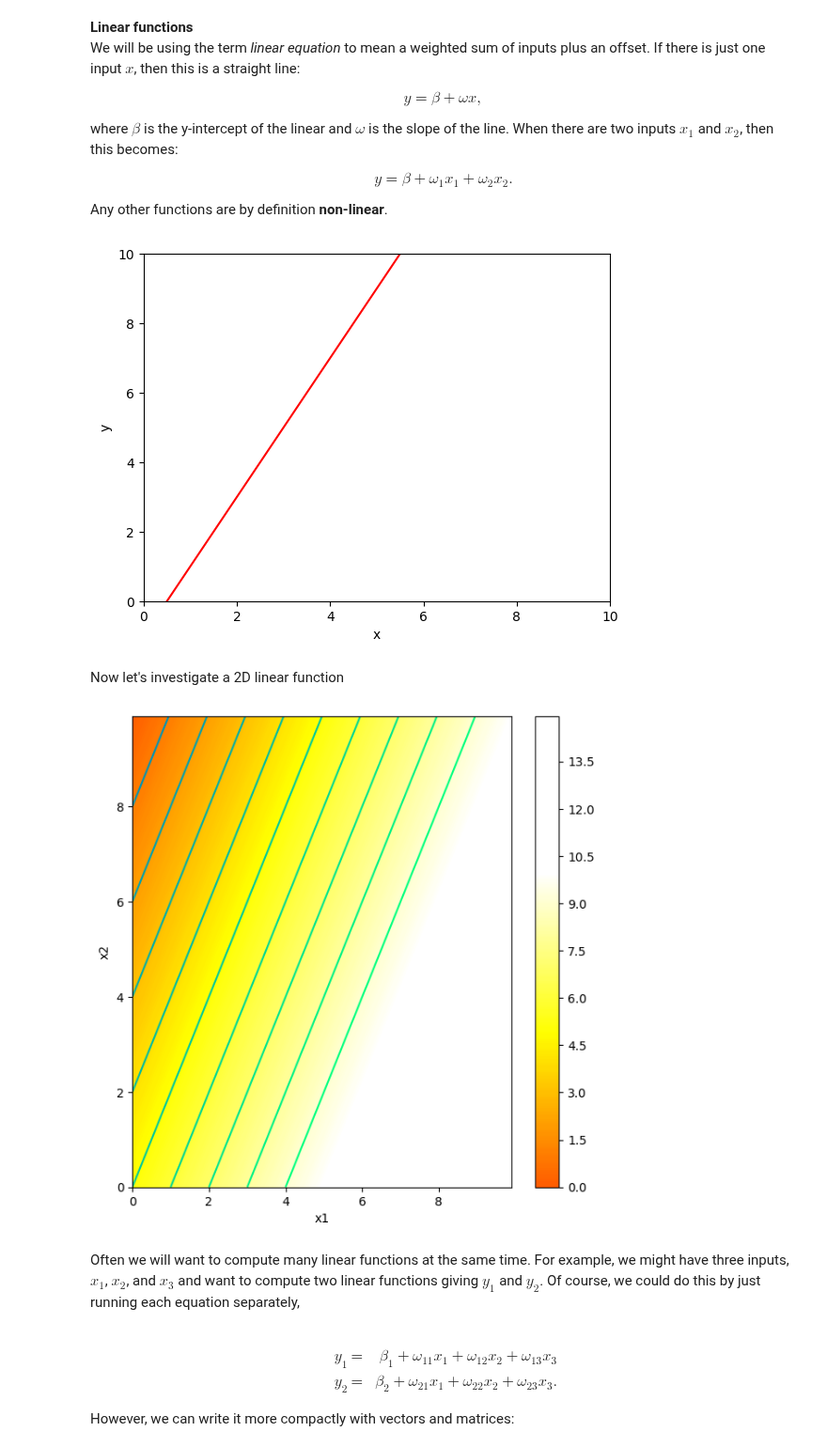
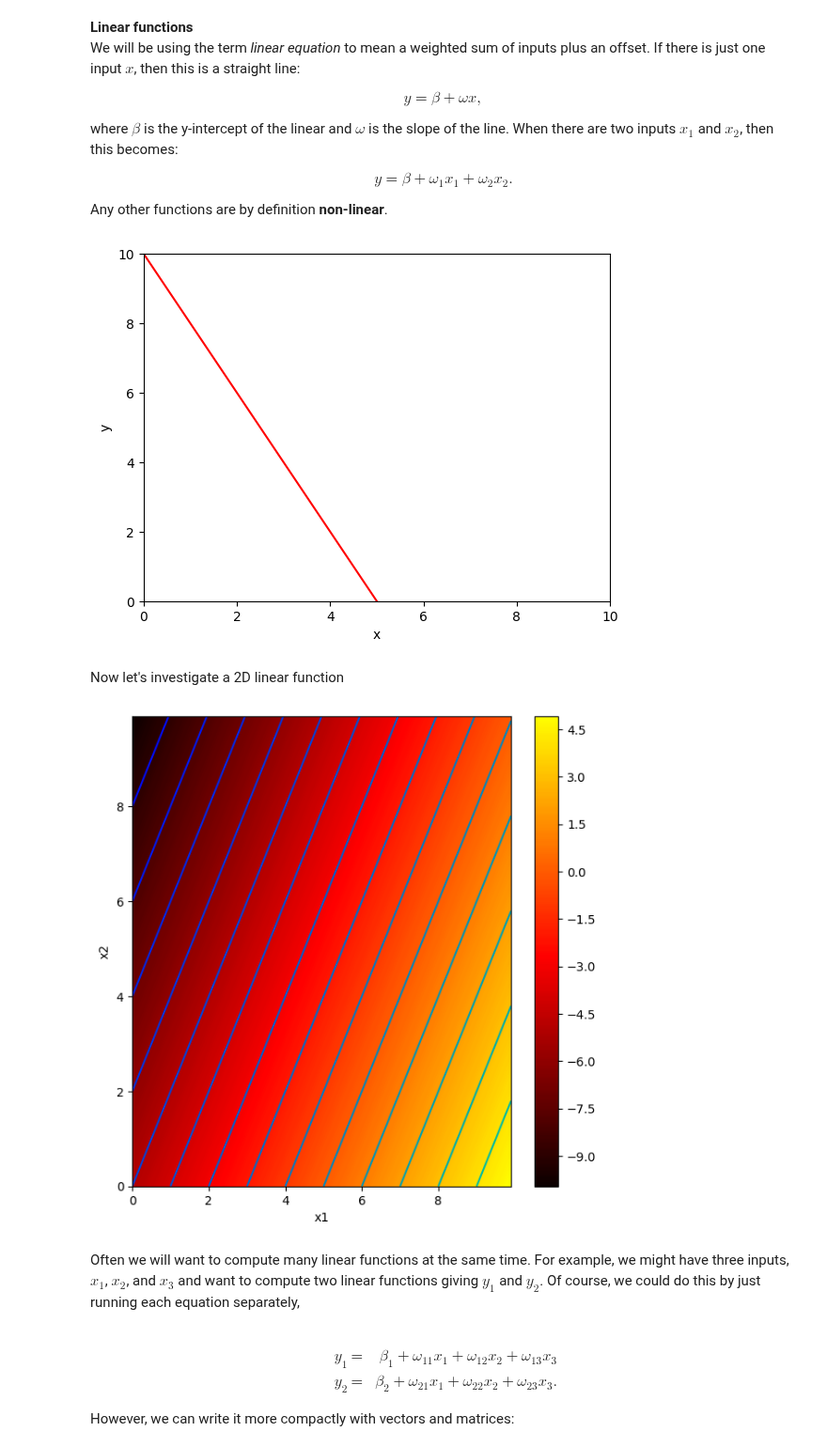
Before and after one commit to Guan-Hanyu/Comp3620, a Jupyter notebook: “1_1_BackgroundMathematics_ipynb”.ipynb, the cells around one changed output. Shown at 94% size. Drawn from its saved outputs; the diff is of its cells as text; code cells hidden in the pictures.

```diff
--- a/“1_1_BackgroundMathematics_ipynb”.ipynb
+++ b/“1_1_BackgroundMathematics_ipynb”.ipynb
@@ -36,7 +36,7 @@ def linear_function_1D(x,beta,omega):
 # https://numpy.org/doc/stable/reference/generated/numpy.arange.html
 x = np.arange(0.0,10.0, 0.01)
 # Compute y using the function you filled in above
-beta = -1.0; omega = 2.0
+beta = 10.0; omega = -2.0
 
 y = linear_function_1D(x,beta,omega)
 
@@ -51,7 +51,7 @@ plt.show()
 # to understand what they do.  Try to make a line
 # that crosses the y-axis at y=10 and the x-axis at x=5
 # %% [output]
-[figure, old version]
+[figure, new version]
 # %% [markdown]
 Now let's investigate a 2D linear function
 # %%
@@ -75,35 +75,35 @@ def linear_function_2D(x1,x2,beta,omega1,omega2):
 # %%
 # Plot the 2D function
 
 # Make 2D array of x and y points
 x1 = np.arange(0.0, 10.0, 0.1)
 x2 = np.arange(0.0, 10.0, 0.1)
 x1,x2 = np.meshgrid(x1,x2)  # https://www.geeksforgeeks.org/numpy-meshgrid-function/
 
 # Compute the 2D function for given values of omega1, omega2
-beta = 5.0; omega1 = 1.0; omega2 = -0.5
+beta = -5.0; omega1 = 1.0; omega2 = -0.5
 y  = linear_function_2D(x1,x2,beta, omega1, omega2)
 
 # Draw the function.
 # Color represents y value (brighter = higher value)
 # Black = -10 or less, White = +10 or more
 # 0 = mid orange
 # Lines are contours where value is equal
 draw_2D_function(x1,x2,y)
 
 # TODO
 # Predict what this plot will look like if you set omega_1 to zero
 # Change the code and see if you are right.
 
 # TODO
 # Predict what this plot will look like if you set omega_2 to zero
 # Change the code and see if you are right.
 
 # TODO
 # Predict what this plot will look like if you set beta to -5
 # Change the code and see if you are correct
 # %% [output]
-[figure, old version]
+[figure, new version]
 # %% [markdown]
 Often we will want to compute many linear functions at the same time.  For example, we might have three inputs, $x_1$, $x_2$, and $x_3$ and want to compute two linear functions giving $y_1$ and $y_2$. Of course, we could do this by just running each equation separately,<br><br>
 
```
Also changed, not shown: parts of 2 cells of this notebook.
